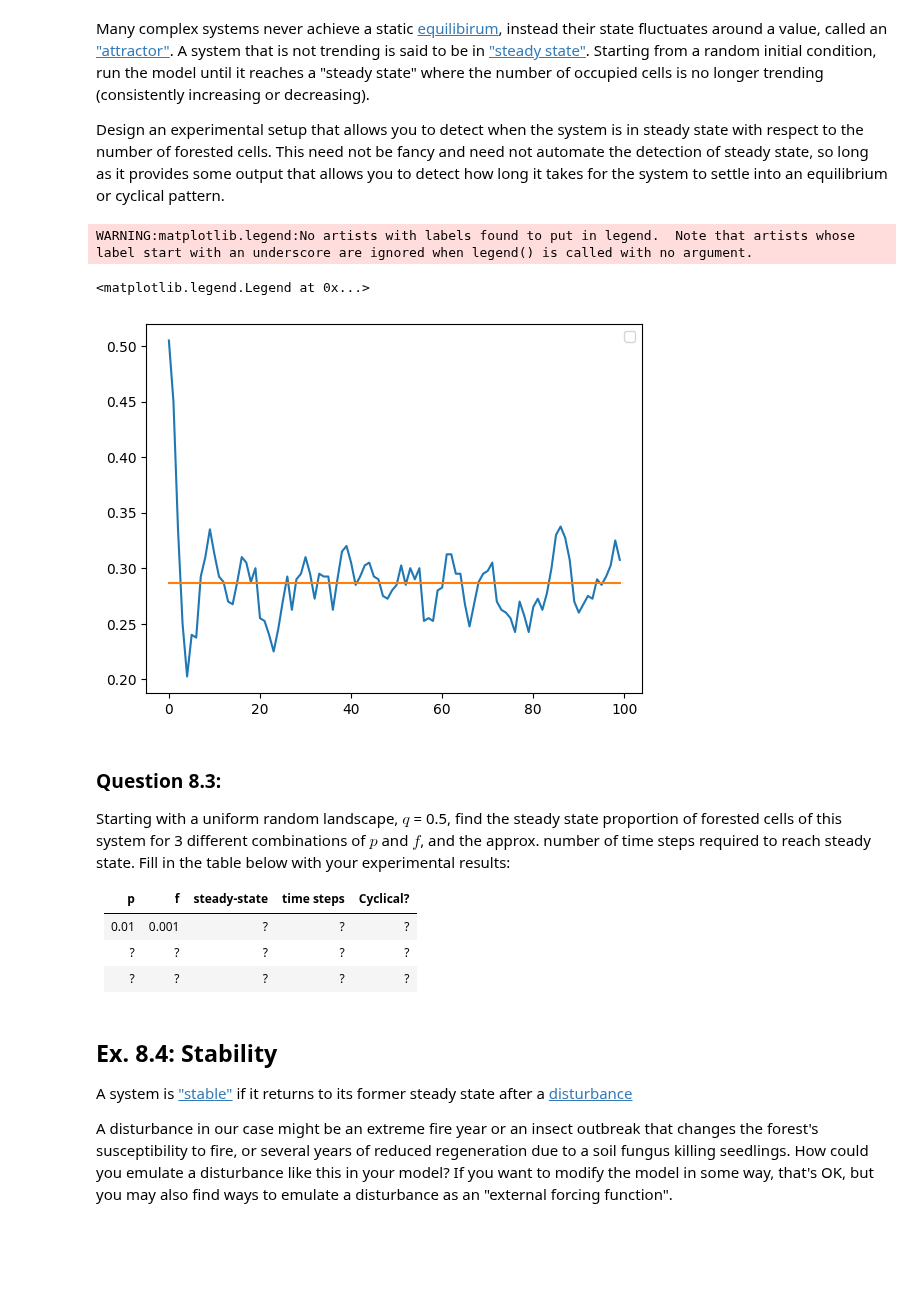
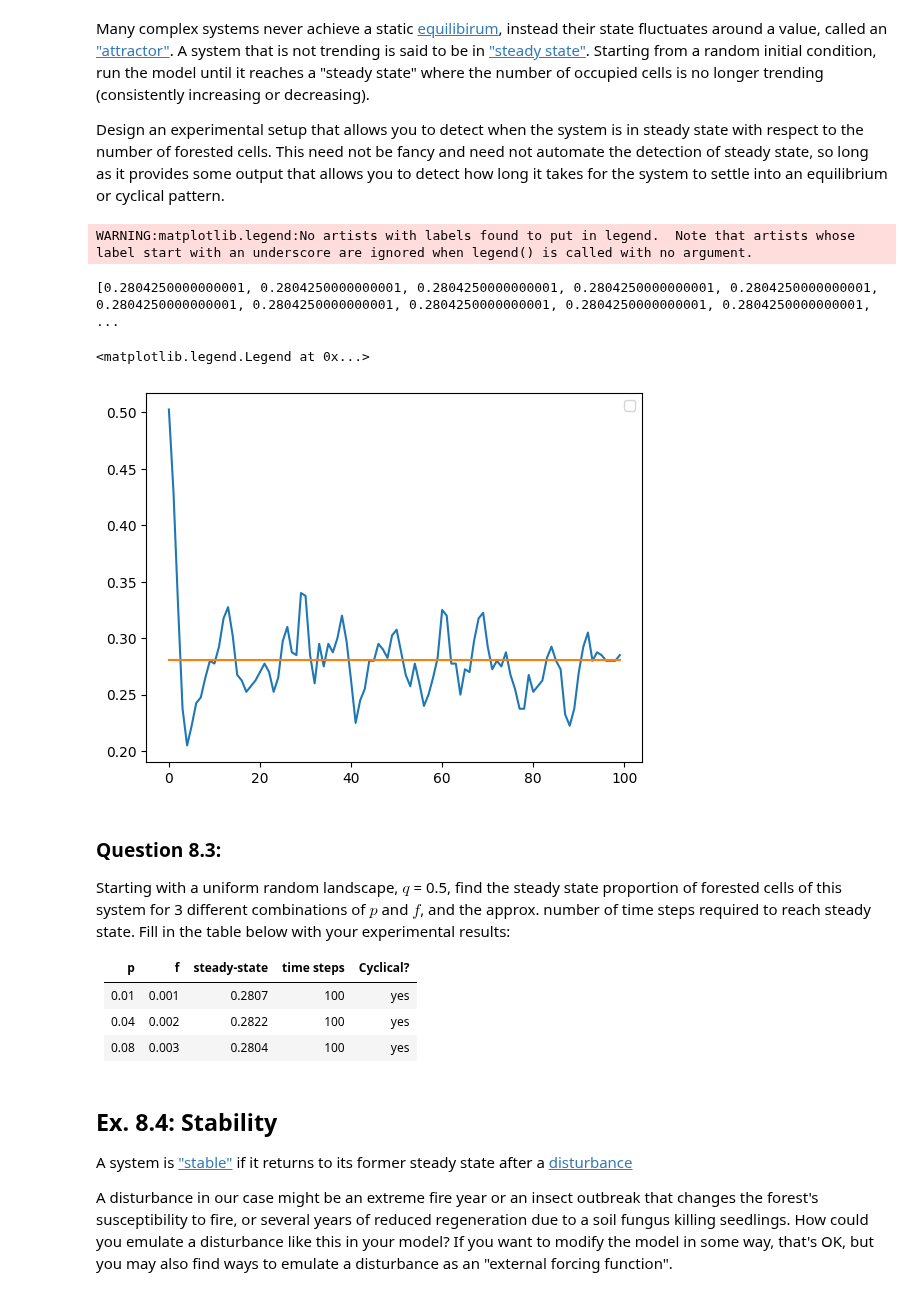
Before and after one commit to Zeko2005/cap-comp215, a Jupyter notebook: labs/lab07-10-fire.ipynb, the cells around one changed output. Drawn from its saved outputs; the diff is of its cells as text; code cells hidden in the pictures; blank space fills up the shorter version.

```diff
--- a/labs/lab07-10-fire.ipynb
+++ b/labs/lab07-10-fire.ipynb
@@ -197,6 +197,7 @@ class ForestFire:
     EMPTY = 0
     OCCUPIED = 1
     FIRE = 5
+    INFESTED = -2
 
     # Define a colour map that maps each cell state to an intuitive colour.
     cmap = [(1, 0.5, 0), (0, 1, 0), (0, 0, 0), (0, 0, 0), (0, 0, 0), (1, 0, 0)]
@@ -269,6 +270,11 @@ class ForestFire:
         title = f'Time:{step} Occupied: {round(self.pct_occupied() * 100, 2)}%'
         plot_2d_array(self.state, axes=axes, title=title,
                       cmap=self.forest_colour_map, vmin=0, vmax=len(self.forest_colour_map.colors))
+
+    def disturbance(self, d = 0.3):
+        """Makes a disturbance in the system by changing some values to -2 randomly"""
+        occupied_land = self.state == OCCUPIED
+        self.state[occupied_land] = np.random.choice([EMPTY, OCCUPIED], len(self.state[occupied_land]), p=[d, 1 - d])
 # %%
 # Code-a-little Test-a-little - use this space to test your class methods as you develop them.  You can remove this block when done.
 m = ForestFire(3, p=0.5, f=0.2)  #  a very small model with high chance of regen. and spontaneous fires
@@ -344,21 +350,23 @@ Design an experimental setup that allows you to detect when the system is in ste
 This need not be fancy and need not automate the detection of steady state, so long as it provides some output that allows you to detect how long it takes for the system to settle into an equilibrium or cyclical pattern.
 # %%
 # Ex. 8.2 here
-fire4 = ForestFire(20, p=0.01, f=0.001, q=0.5) #changing q doesn't have that much of an effect after the first few runs
+fire4 = ForestFire(20, p=0.08, f=0.003, q=0.5) #changing q doesn't have that much of an effect after the first few runs
 steady_state = []
 list_of_nums = []
 for i in range(100):
   fire4.step()
   steady_state.append(fire4.pct_occupied())
   list_of_nums.append(i)
 avg = [(sum(steady_state)/len(steady_state))]*100
+print(avg)
 plt.plot(list_of_nums,steady_state)
 plt.plot(list_of_nums, avg)
 plt.legend()
 # %% [output]
 WARNING:matplotlib.legend:No artists with labels found to put in legend.  Note that artists whose label start with an underscore are ignored when legend() is called with no argument.
-<matplotlib.legend.Legend at 0x...>
+[0.2804250000000001, 0.2804250000000001, 0.2804250000000001, 0.2804250000000001, 0.2804250000000001, 0.2804250000000001, 0.2804250000000001, 0.2804250000000001, 0.2804250000000001, 0.2804250000000001, ...
+<matplotlib.legend.Legend at 0x...>
-[figure, old version]
+[figure, new version]
 # %% [markdown]
 ### Question 8.3:
 Starting with a uniform random landscape, $q$ = 0.5, find the steady state proportion of forested cells of this system for 3 different combinations of $p$ and $f$, and the approx. number of time steps required to reach steady state.
@@ -366,9 +374,9 @@ Fill in the table below with your experimental results:
 
 | p  | f   | steady-state | time steps | Cyclical? |
 |----|-----|--------------|------------|-----------|
-| 0.01 | 0.001 | ?        | ?          | ?         |
-| ?  | ?   | ?            | ?          | ?         |
-| ?  | ?   | ?            | ?          | ?         |
+| 0.01 | 0.001 | 0.2807        | 100          | yes         |
+| 0.04  | 0.002   | 0.2822            | 100          | yes         |
+| 0.08  | 0.003   | 0.2804            | 100          | yes         |
 # %% [markdown]
 ## Ex. 8.4: Stability
 A system is ["stable"](https://en.wikipedia.org/wiki/Ecological_stability) if it returns to its former steady state after a [disturbance](https://en.wikipedia.org/wiki/Disturbance_(ecology))
```
Also changed, not shown: parts of 9 cells of this notebook.
